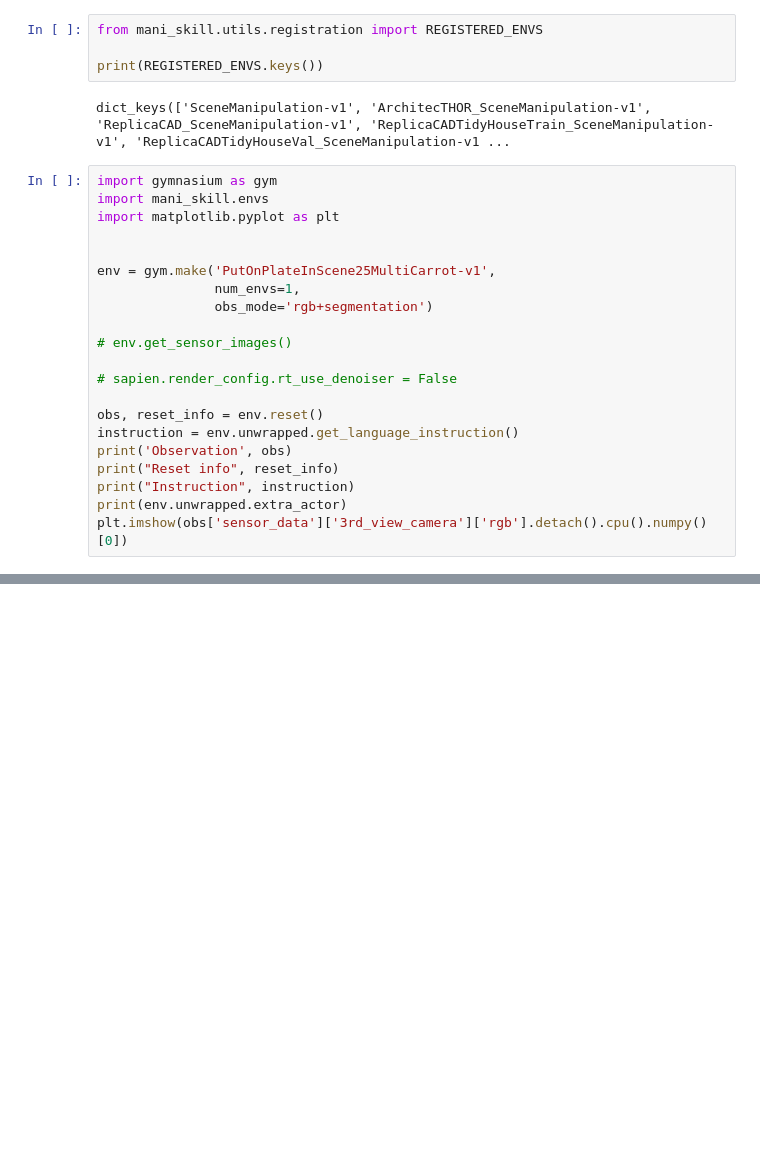
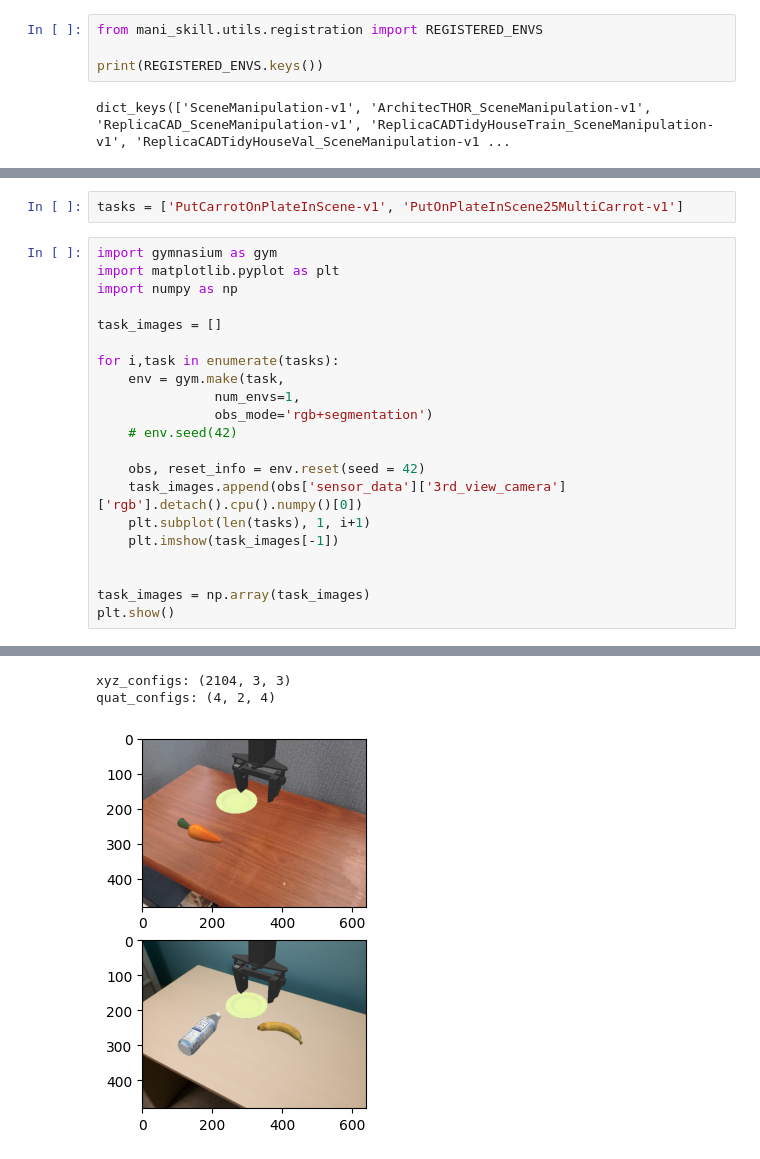
Before and after one commit to jezvgg/RL4VLA, a Jupyter notebook: main.ipynb, the cells around one changed output, grey strips where cells are left out. Cells and saved outputs as stored; diff of their text form; blank space fills up the shorter version.

```diff
--- a/main.ipynb
+++ b/main.ipynb
@@ -75,24 +50,3 @@ from mani_skill.utils.registration import REGISTERED_ENVS
 print(REGISTERED_ENVS.keys())
 # %% [output]
 dict_keys(['SceneManipulation-v1', 'ArchitecTHOR_SceneManipulation-v1', 'ReplicaCAD_SceneManipulation-v1', 'ReplicaCADTidyHouseTrain_SceneManipulation-v1', 'ReplicaCADTidyHouseVal_SceneManipulation-v1 ...
-# %%
-import gymnasium as gym
-import mani_skill.envs
-import matplotlib.pyplot as plt
-
-
-env = gym.make('PutOnPlateInScene25MultiCarrot-v1',
-               num_envs=1,
-               obs_mode='rgb+segmentation')
-
-# env.get_sensor_images()
-
-# sapien.render_config.rt_use_denoiser = False
-
-obs, reset_info = env.reset()
-instruction = env.unwrapped.get_language_instruction()
-print('Observation', obs)
-print("Reset info", reset_info)
-print("Instruction", instruction)
-print(env.unwrapped.extra_actor)
-plt.imshow(obs['sensor_data']['3rd_view_camera']['rgb'].detach().cpu().numpy()[0])
@@ -118,0 +53,24 @@ tensor([7])
+# %%
+tasks = ['PutCarrotOnPlateInScene-v1', 'PutOnPlateInScene25MultiCarrot-v1']
+# %%
+import gymnasium as gym
+import matplotlib.pyplot as plt
+import numpy as np
+
+task_images = []
+
+for i,task in enumerate(tasks):
+    env = gym.make(task,
+               num_envs=1,
+               obs_mode='rgb+segmentation')
+    # env.seed(42)
+
+    obs, reset_info = env.reset(seed = 42)
+    task_images.append(obs['sensor_data']['3rd_view_camera']['rgb'].detach().cpu().numpy()[0])
+    plt.subplot(len(tasks), 1, i+1)
+    plt.imshow(task_images[-1])
+
+
+task_images = np.array(task_images)
+plt.show()
+# %% [output]
@@ -118,0 +92,3 @@ tensor([7])
+xyz_configs: (2104, 3, 3)
+quat_configs: (4, 2, 4)
+[figure, added]
```
Also changed, not shown: parts of 12 cells of this notebook, 2 other files.
